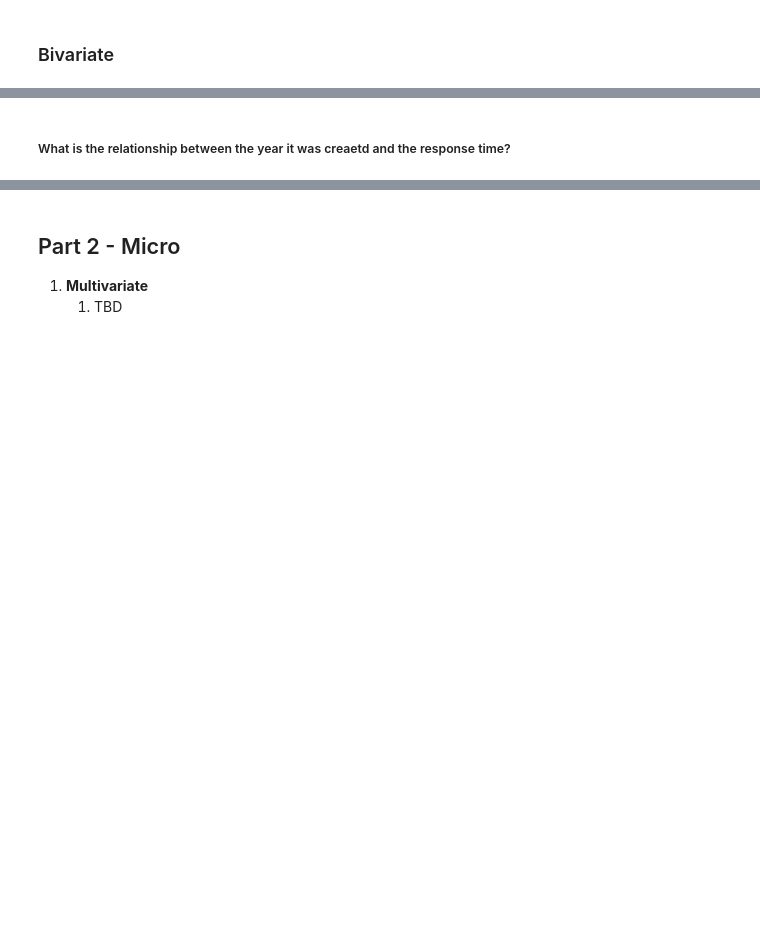
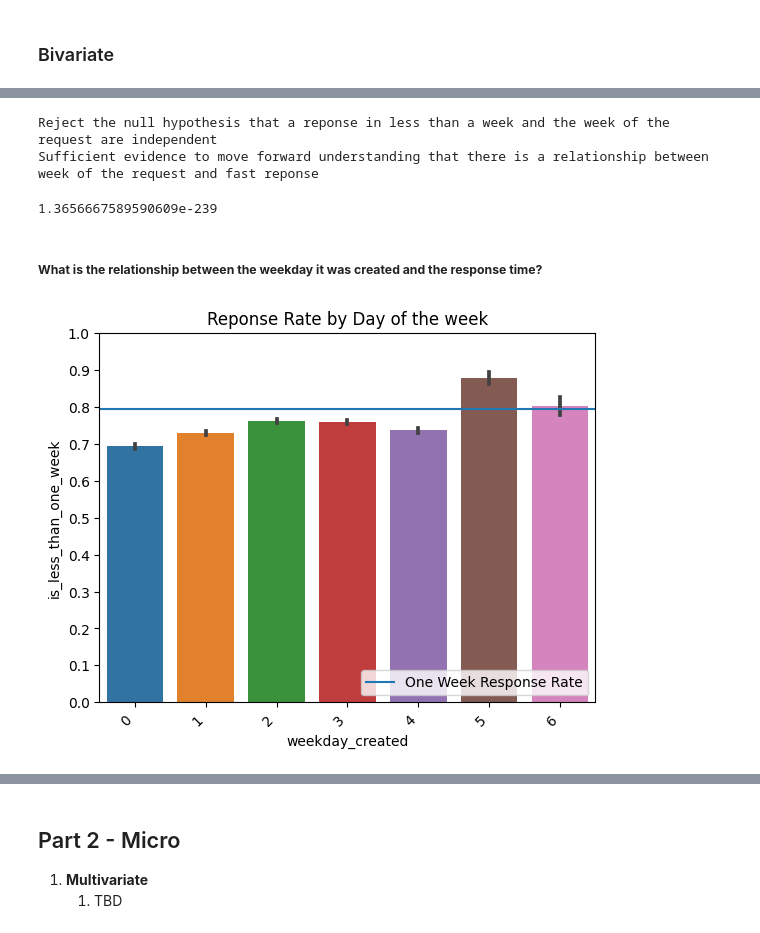
Before and after one commit to aaron-mv-moore/indy-action-time, a Jupyter notebook: work-notebooks/01_working_explore_2.ipynb, the cells around one changed output, grey strips where cells are left out. Cells and saved outputs as stored; diff of their text form; code cells hidden in the pictures; blank space fills up the shorter version.

```diff
--- a/work-notebooks/01_working_explore_2.ipynb
+++ b/work-notebooks/01_working_explore_2.ipynb
@@ -91,2 +195,38 @@ plt.show()
+# %%
+# Let's run a chi squared to compare proportions, to have more confidence
+alpha = 0.05
+null_hypothesis = "a reponse in less than a week and the week of the request are independent"
+alternative_hypothesis = "there is a relationship between  week of the request and fast reponse"
+
+# Setup a crosstab of observed survival to pclass
+observed = pd.crosstab(trash.week_created, trash[target])
+
+chi2, p, degf, expected = stats.chi2_contingency(observed)
+
+if p < alpha:
+    print("Reject the null hypothesis that", null_hypothesis)
+    print("Sufficient evidence to move forward understanding that", alternative_hypothesis)
+else:
+    print("Fail to reject the null")
+    print("Insufficient evidence to reject the null")
+
+p
+# %% [output]
+Reject the null hypothesis that a reponse in less than a week and the week of the request are independent
+Sufficient evidence to move forward understanding that there is a relationship between  week of the request and fast reponse
+1.3656667589590609e-239
 # %% [markdown]
-##### What is the relationship between the year it was creaetd and the response time?
+##### **What is the relationship between the weekday it was created and the response time?**
+# %%
+y_ticks = [i/10.0 for i in range(0,11)]
+
+plt.title('Reponse Rate by Day of the week')
+sns.barplot(data=trash, x='weekday_created', y=target)
+one_week_response_rate = train[target].mean()
+plt.axhline(one_week_response_rate, label='One Week Response Rate')
+plt.xticks(rotation = 45, ha='right')
+plt.yticks(y_ticks)
+plt.legend(loc='lower right')
+plt.show()
+# %% [output]
+[figure, added]
```
Also changed, not shown: parts of 28 cells of this notebook, 2 other files.
